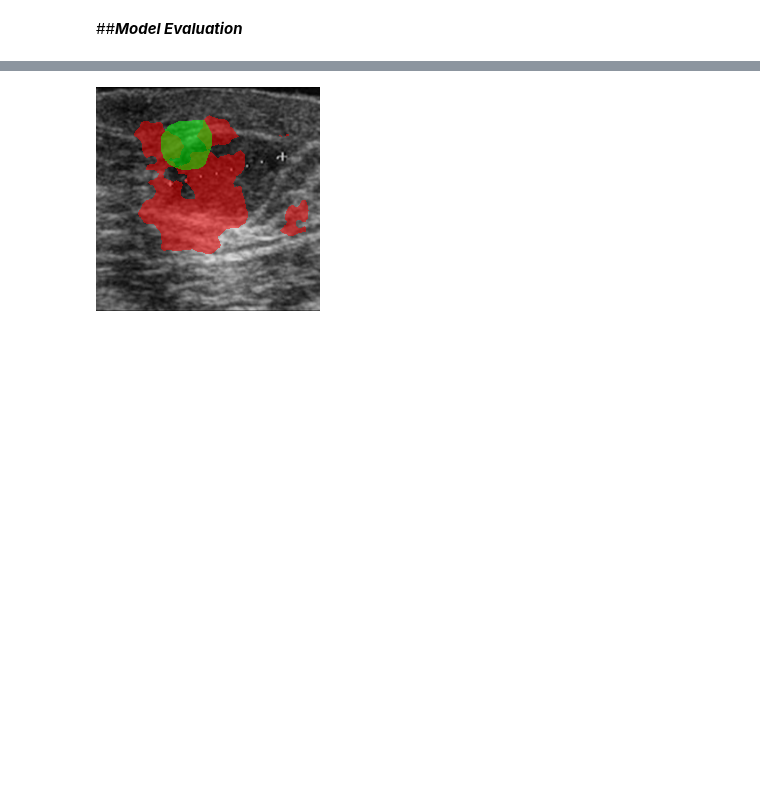
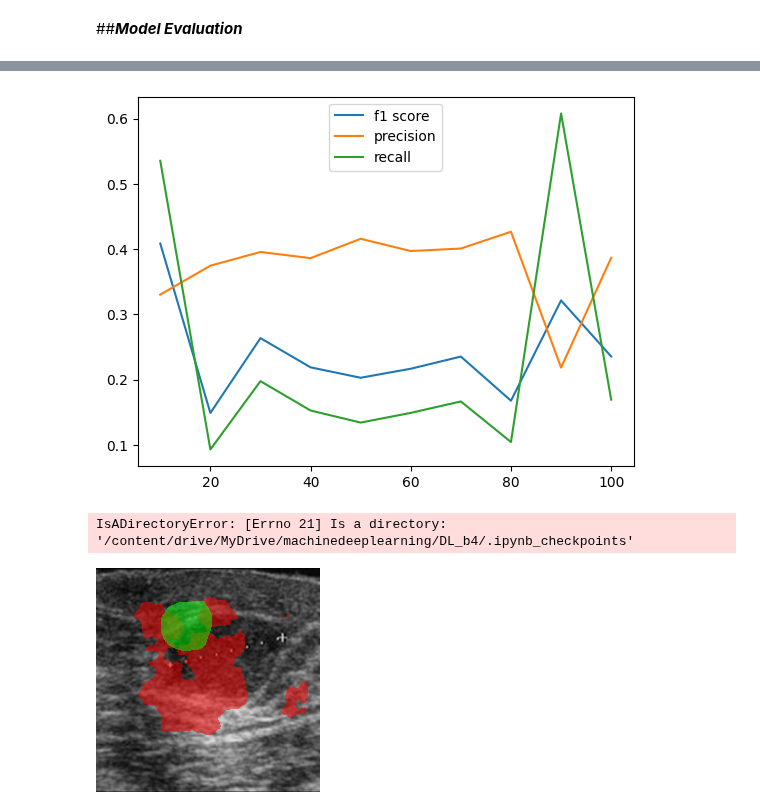
Before and after one commit to NicolaGabriele/progettoDeepLearning, a Jupyter notebook: ProgettoDeepLearning.ipynb, the cells around one changed output, grey strips where cells are left out. Saved outputs shown, nothing was run; the diff lists cells and outputs as text; code cells hidden in the pictures; blank space fills up the shorter version.

```diff
--- a/ProgettoDeepLearning.ipynb
+++ b/ProgettoDeepLearning.ipynb
@@ -473,0 +449,10 @@ os.listdir(models_dir)
+# %%
+f1s, precs, recs = computeMetrics('/content/drive/MyDrive/machinedeeplearning/DL_b32/')
+plotMetrics(f1s, precs, recs)
+# %% [output]
+[figure, added]
+# %%
+f1s, precs, recs = computeMetrics('/content/drive/MyDrive/machinedeeplearning/DL_b4/')
+plotMetrics(f1s, precs, recs)
+# %% [output]
+IsADirectoryError: [Errno 21] Is a directory: '/content/drive/MyDrive/machinedeeplearning/DL_b4/.ipynb_checkpoints'
```
Also changed, not shown: parts of 6 cells of this notebook.
